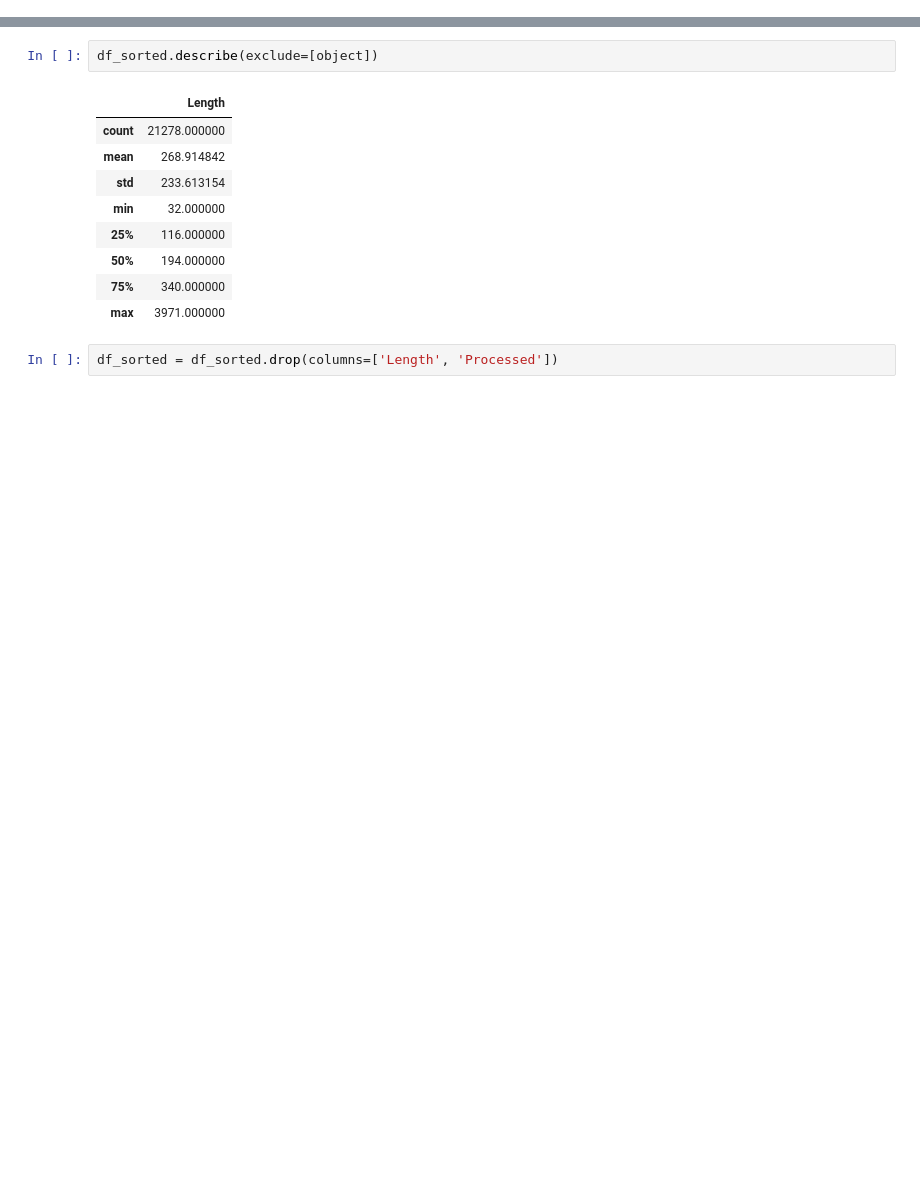
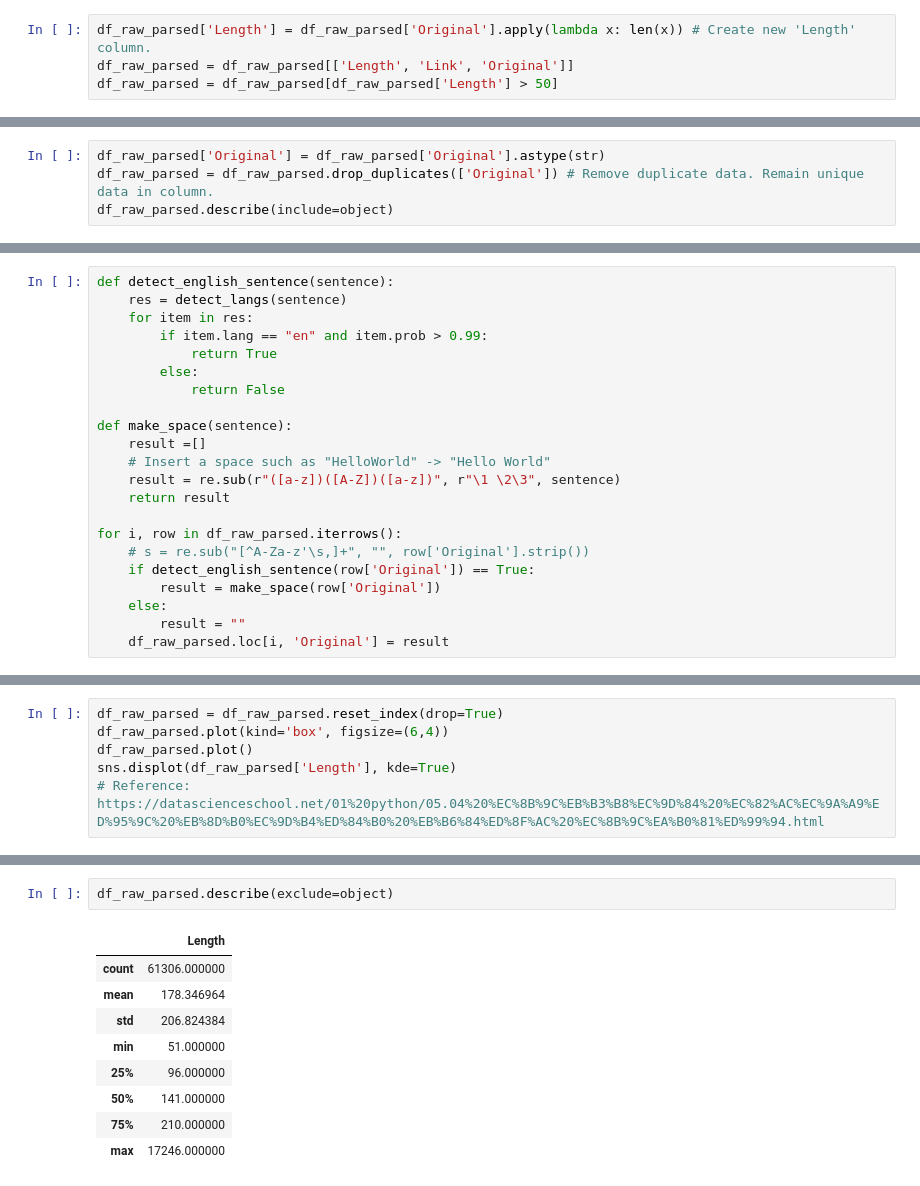
Before and after one commit to JLGGG/ToS-crawler, a Jupyter notebook: clean_sentence.ipynb, the cells around one changed output, grey strips where cells are left out. Drawn from its saved outputs; the diff is of its cells as text; blank space fills up the shorter version.

```diff
--- a/clean_sentence.ipynb
+++ b/clean_sentence.ipynb
@@ -53,0 +94,4 @@ df_sorted.describe(include=[object])
+# %%
+df_raw_parsed['Length'] = df_raw_parsed['Original'].apply(lambda x: len(x)) # Create new 'Length' column.
+df_raw_parsed = df_raw_parsed[['Length', 'Link', 'Original']]
+df_raw_parsed = df_raw_parsed[df_raw_parsed['Length'] > 50]
@@ -53,0 +106,4 @@ df_sorted.describe(include=[object])
+# %%
+df_raw_parsed['Original'] = df_raw_parsed['Original'].astype(str)
+df_raw_parsed = df_raw_parsed.drop_duplicates(['Original']) # Remove duplicate data. Remain unique data in column.
+df_raw_parsed.describe(include=object)
@@ -53,0 +118,22 @@ df_sorted.describe(include=[object])
+# %%
+def detect_english_sentence(sentence):
+    res = detect_langs(sentence)
+    for item in res:
+        if item.lang == "en" and item.prob > 0.99:
+            return True
+        else:
+            return False
+
+def make_space(sentence):
+    result =[]
+    # Insert a space such as "HelloWorld" -> "Hello World"
+    result = re.sub(r"([a-z])([A-Z])([a-z])", r"\1 \2\3", sentence)
+    return result
+
+for i, row in df_raw_parsed.iterrows():
+    # s = re.sub("[^A-Za-z'\s,]+", "", row['Original'].strip())
+    if detect_english_sentence(row['Original']) == True:
+        result = make_space(row['Original'])
+    else:
+        result = ""
+    df_raw_parsed.loc[i, 'Original'] = result
@@ -53,0 +160,6 @@ df_sorted.describe(include=[object])
+# %%
+df_raw_parsed = df_raw_parsed.reset_index(drop=True)
+df_raw_parsed.plot(kind='box', figsize=(6,4))
+df_raw_parsed.plot()
+sns.displot(df_raw_parsed['Length'], kde=True)
+# Reference: https://datascienceschool.net/01%20python/05.04%20%EC%8B%9C%EB%B3%B8%EC%9D%84%20%EC%82%AC%EC%9A%A9%ED%95%9C%20%EB%8D%B0%EC%9D%B4%ED%84%B0%20%EB%B6%84%ED%8F%AC%20%EC%8B%9C%EA%B0%81%ED%99%94.html
@@ -54,14 +171,12 @@ df_sorted.describe(include=[object])
 # %%
-df_sorted.describe(exclude=[object])
+df_raw_parsed.describe(exclude=object)
 # %% [output]
 |  | Length |
-| count | 21278.000000 |
-| mean | 268.914842 |
-| std | 233.613154 |
-| min | 32.000000 |
-| 25% | 116.000000 |
-| 50% | 194.000000 |
-| 75% | 340.000000 |
-| max | 3971.000000 |
+| count | 61306.000000 |
+| mean | 178.346964 |
+| std | 206.824384 |
+| min | 51.000000 |
+| 25% | 96.000000 |
+| 50% | 141.000000 |
+| 75% | 210.000000 |
+| max | 17246.000000 |
-# %%
-df_sorted = df_sorted.drop(columns=['Length', 'Processed'])
```
Also changed, not shown: parts of 23 cells of this notebook.
